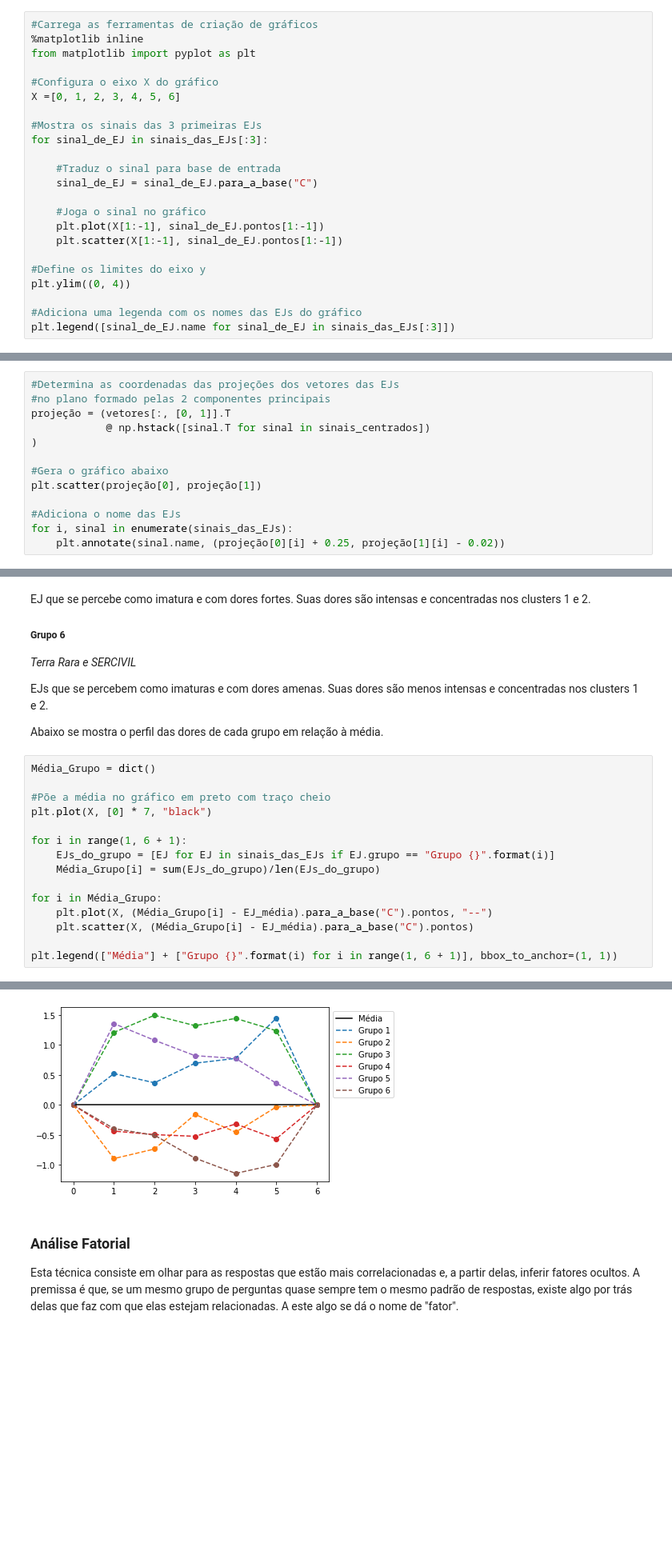
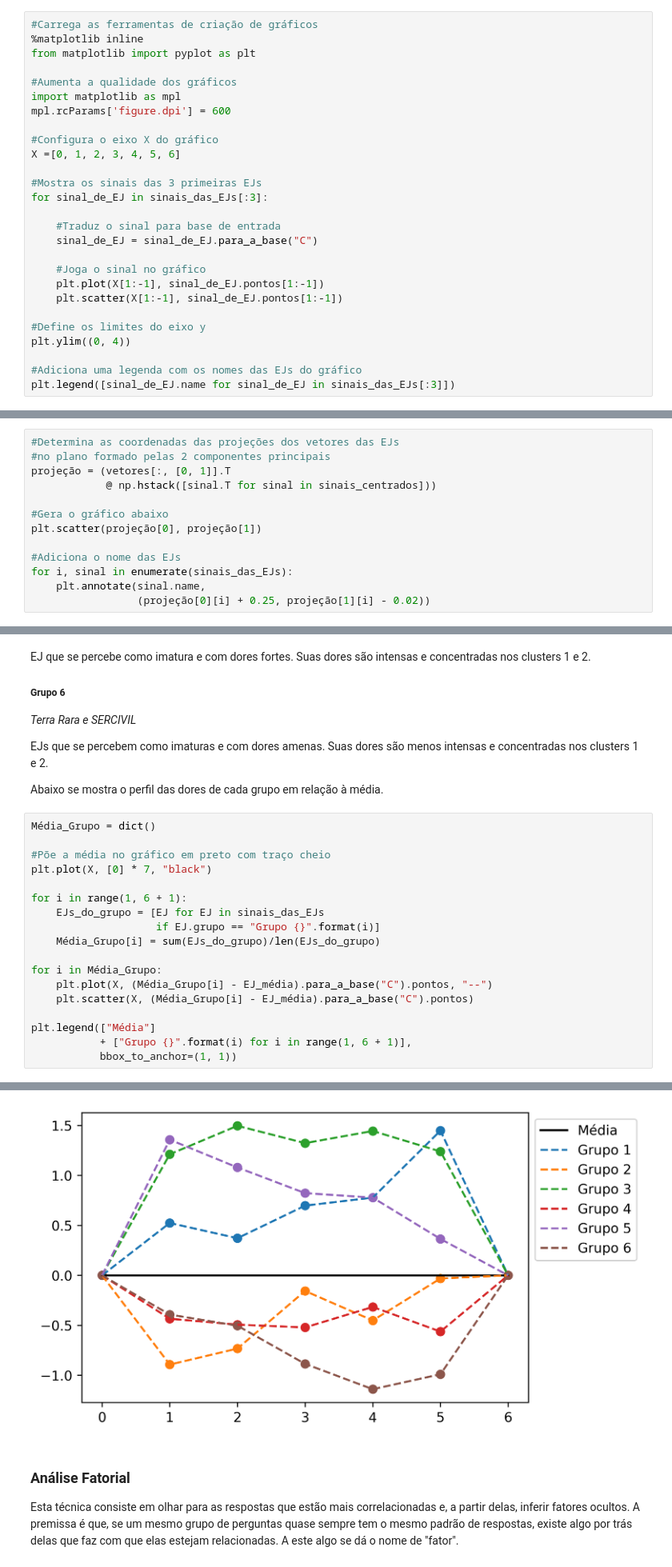
Before and after one commit to gustavomello9600/clusters, a Jupyter notebook: Dores das EJs.ipynb, the cells around one changed output, grey strips where cells are left out. Shown at 80% size. Drawn from its saved outputs; the diff is of its cells as text; blank space fills up the shorter version.

```diff
--- a/Dores das EJs.ipynb
+++ b/Dores das EJs.ipynb
@@ -364,6 +384,10 @@ Enxergando os sinais das 3 primeiras EJs:
 #Carrega as ferramentas de criação de gráficos
 %matplotlib inline
 from matplotlib import pyplot as plt
+
+#Aumenta a qualidade dos gráficos
+import matplotlib as mpl
+mpl.rcParams['figure.dpi'] = 600
 
 #Configura o eixo X do gráfico
 X =[0, 1, 2, 3, 4, 5, 6]
@@ -486,13 +513,13 @@ Visualizar dados que tem 5 dimensões é um desafio, mas utilizando somente os 2
 #Determina as coordenadas das projeções dos vetores das EJs
 #no plano formado pelas 2 componentes principais
 projeção = (vetores[:, [0, 1]].T
-            @ np.hstack([sinal.T for sinal in sinais_centrados])
-)
+            @ np.hstack([sinal.T for sinal in sinais_centrados]))
 
 #Gera o gráfico abaixo
 plt.scatter(projeção[0], projeção[1])
 
 #Adiciona o nome das EJs
 for i, sinal in enumerate(sinais_das_EJs):
-    plt.annotate(sinal.name, (projeção[0][i] + 0.25, projeção[1][i] - 0.02))
+    plt.annotate(sinal.name,
+                 (projeção[0][i] + 0.25, projeção[1][i] - 0.02))
 # %% [output]
@@ -590,21 +618,24 @@ Abaixo se mostra o perfil das dores de cada grupo em relação à média.
 # %%
 Média_Grupo = dict()
 
 #Põe a média no gráfico em preto com traço cheio
 plt.plot(X, [0] * 7, "black")
 
 for i in range(1, 6 + 1):
-    EJs_do_grupo = [EJ for EJ in sinais_das_EJs if EJ.grupo == "Grupo {}".format(i)]
+    EJs_do_grupo = [EJ for EJ in sinais_das_EJs
+                    if EJ.grupo == "Grupo {}".format(i)]
     Média_Grupo[i] = sum(EJs_do_grupo)/len(EJs_do_grupo)
 
 for i in Média_Grupo:
     plt.plot(X, (Média_Grupo[i] - EJ_média).para_a_base("C").pontos, "--")
     plt.scatter(X, (Média_Grupo[i] - EJ_média).para_a_base("C").pontos)
 
-plt.legend(["Média"] + ["Grupo {}".format(i) for i in range(1, 6 + 1)], bbox_to_anchor=(1, 1))
+plt.legend(["Média"]
+           + ["Grupo {}".format(i) for i in range(1, 6 + 1)],
+           bbox_to_anchor=(1, 1))
 # %% [output]
 <matplotlib.legend.Legend at 0x...>
-[figure, old version]
+[figure, new version]
 # %% [markdown]
 ### Análise Fatorial
 
```
Also changed, not shown: parts of 27 cells of this notebook, 16 other files.
